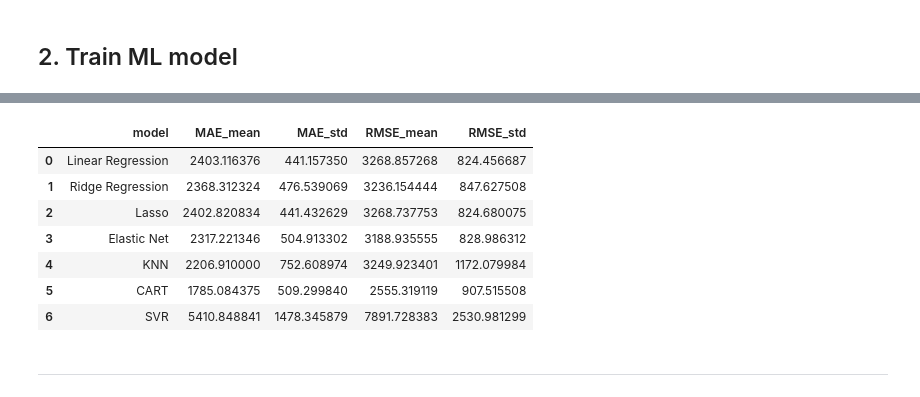
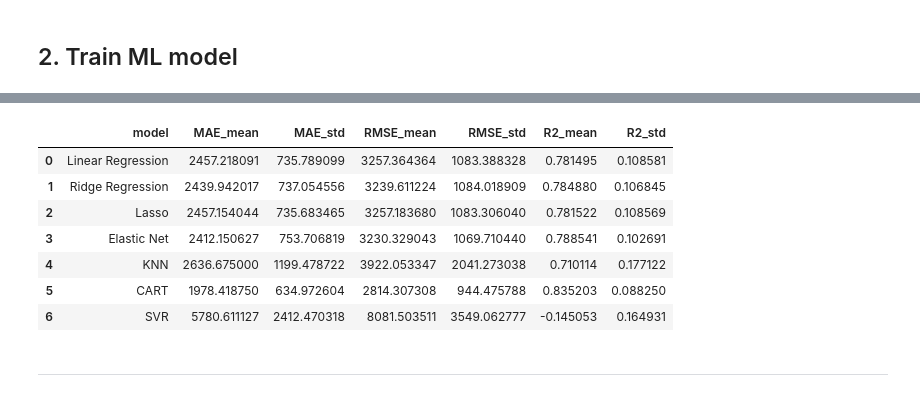
Before and after one commit to gabrielleuzinger/Automobile_price, a Jupyter notebook: Automobile Data Set.ipynb, the cells around one changed output, grey strips where cells are left out. Drawn from its saved outputs; the diff is of its cells as text; code cells hidden in the pictures.

```diff
--- a/Automobile Data Set.ipynb
+++ b/Automobile Data Set.ipynb
@@ -245,7 +245,7 @@ from sklearn.model_selection import KFold
 
 def estimator_cross_val (model,estimator,pipe,matriz,rs):
     pipe_ = pipe(estimator)
-    scoring = ['neg_mean_absolute_error', 'neg_root_mean_squared_error']
+    scoring = ['neg_mean_absolute_error', 'neg_root_mean_squared_error','r2']
     kfold = KFold(n_splits=10, random_state=rs,shuffle=True)
     scores = cross_validate(pipe_,car_X_train,car_y_train,cv=kfold,scoring=scoring)
 
@@ -257,7 +257,11 @@ def estimator_cross_val (model,estimator,pipe,matriz,rs):
     rmse_mean = rmse_scores.mean()
     rmse_std = rmse_scores.std()
 
-    results_ = [model,mae_mean,mae_std,rmse_mean,rmse_std]
+    r2_scores = scores.get('test_r2')
+    r2_mean = r2_scores.mean()
+    r2_std = r2_scores.std()
+
+    results_ = [model,mae_mean,mae_std,rmse_mean,rmse_std,r2_mean,r2_std]
     results_ = pd.Series(results_, index = matriz.columns)
     results = matriz.append(results_,ignore_index=True)
     return results
@@ -297,23 +301,23 @@ matriz
 # %%
-matriz2 = pd.DataFrame(columns=['model','MAE_mean','MAE_std','RMSE_mean','RMSE_std'])
+matriz2 = pd.DataFrame(columns=['model','MAE_mean','MAE_std','RMSE_mean','RMSE_std','R2_mean','R2_std'])
 
 matriz2 = estimator_cross_val('Linear Regression',LinearRegression(),estimator_scaler,matriz2,rs)
 matriz2 = estimator_cross_val('Ridge Regression',Ridge(),estimator_scaler,matriz2,rs)
 matriz2 = estimator_cross_val('Lasso',Lasso(alpha=0.1),estimator_scaler,matriz2,rs)
 matriz2 = estimator_cross_val('Elastic Net',ElasticNet(alpha=0.1, l1_ratio=0.5),estimator_scaler,matriz2,rs)
 matriz2 = estimator_cross_val('KNN',KNeighborsRegressor(),estimator_scaler,matriz2,rs)
 matriz2 = estimator_cross_val('CART',DecisionTreeRegressor(),estimator_scaler,matriz2,rs)
 matriz2 = estimator_cross_val('SVR',SVR(),estimator_scaler,matriz2,rs)
 matriz2
 # %% [output]
-|  | model | MAE_mean | MAE_std | RMSE_mean | RMSE_std |
-| 0 | Linear Regression | 2403.116376 | 441.157350 | 3268.857268 | 824.456687 |
-| 1 | Ridge Regression | 2368.312324 | 476.539069 | 3236.154444 | 847.627508 |
-| 2 | Lasso | 2402.820834 | 441.432629 | 3268.737753 | 824.680075 |
-| 3 | Elastic Net | 2317.221346 | 504.913302 | 3188.935555 | 828.986312 |
-| 4 | KNN | 2206.910000 | 752.608974 | 3249.923401 | 1172.079984 |
-| 5 | CART | 1785.084375 | 509.299840 | 2555.319119 | 907.515508 |
-| 6 | SVR | 5410.848841 | 1478.345879 | 7891.728383 | 2530.981299 |
+|  | model | MAE_mean | MAE_std | RMSE_mean | RMSE_std | R2_mean | R2_std |
+| 0 | Linear Regression | 2457.218091 | 735.789099 | 3257.364364 | 1083.388328 | 0.781495 | 0.108581 |
+| 1 | Ridge Regression | 2439.942017 | 737.054556 | 3239.611224 | 1084.018909 | 0.784880 | 0.106845 |
+| 2 | Lasso | 2457.154044 | 735.683465 | 3257.183680 | 1083.306040 | 0.781522 | 0.108569 |
+| 3 | Elastic Net | 2412.150627 | 753.706819 | 3230.329043 | 1069.710440 | 0.788541 | 0.102691 |
+| 4 | KNN | 2636.675000 | 1199.478722 | 3922.053347 | 2041.273038 | 0.710114 | 0.177122 |
+| 5 | CART | 1978.418750 | 634.972604 | 2814.307308 | 944.475788 | 0.835203 | 0.088250 |
+| 6 | SVR | 5780.611127 | 2412.470318 | 8081.503511 | 3549.062777 | -0.145053 | 0.164931 |
 # %% [markdown]
 ---------
 # %% [markdown]
```
Also changed, not shown: parts of 4 cells of this notebook.
